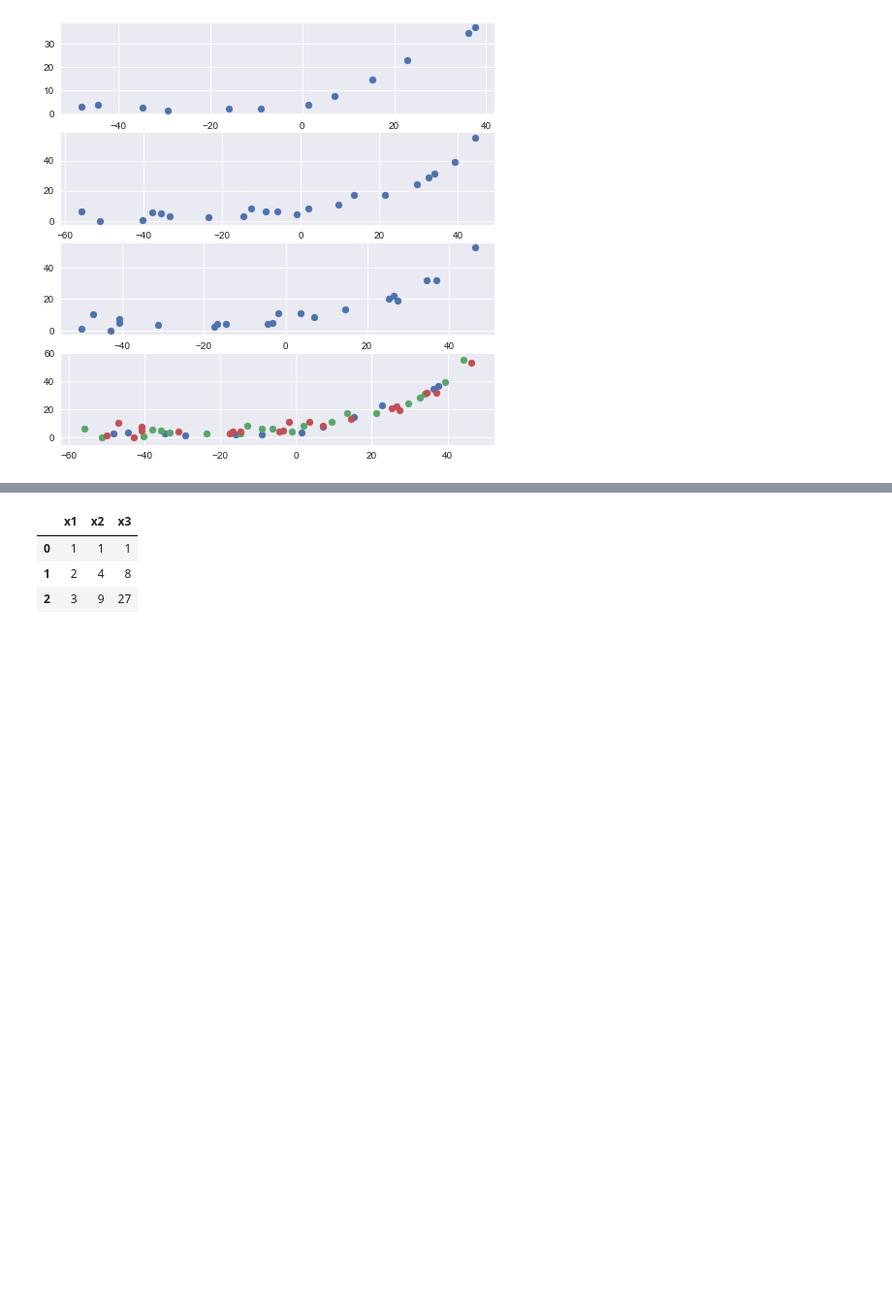
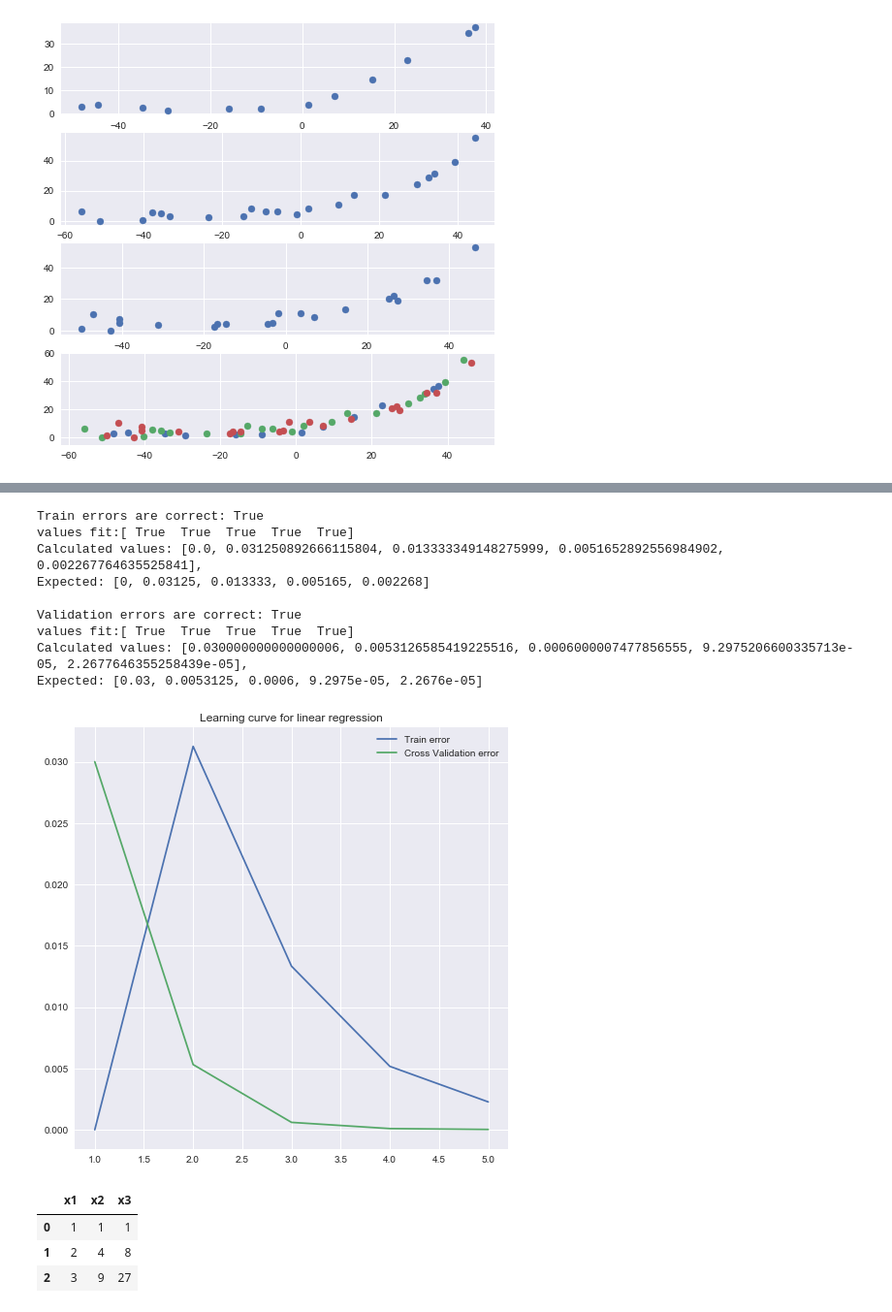
Before and after one commit to matkalinowski/ML-AndrewNg, a Jupyter notebook: ex5/Programming Exercise 5 Regularized Linear Regression and Bias v.s. Variance.ipynb, the cells around one changed output, grey strips where cells are left out. Shown at 97% size. Cells and saved outputs as stored; diff of their text form; code cells hidden in the pictures; blank space fills up the shorter version.

```diff
--- a/ex5/Programming Exercise 5 Regularized Linear Regression and Bias v.s. Variance.ipynb
+++ b/ex5/Programming Exercise 5 Regularized Linear Regression and Bias v.s. Variance.ipynb
@@ -302,3 +257,38 @@ plot_learning_curve(train_errors, val_errors, split_sizes)
+# %%
+EXPECTED_TRAIN_ERRORS = [0, 0.031250, 0.013333, 0.005165, 0.002268]
+EXPECTED_VAL_ERRORS = [3.0000e-002, 5.3125e-003, 6.0000e-004, 9.2975e-005, 2.2676e-005]
+
+X = np.array([[1, -5, 0], [1, -4, 1], [1, -3, 2], [1, -2, 3], [1, -1, 4]])
+y = np.array(range(-2,3)).reshape([-1,1])
+xv = np.vstack([X/10, X/10])
+yv = np.vstack([y/10, y/10])
+
+sdsc = StandardScaler()
+lam = 1
+split_size = 1
+
+train_errors, val_errors, split_sizes  = calculate_learning_curve(X, y, xv, yv, split_size, lam)
+plot_learning_curve(train_errors, val_errors, split_sizes)
+
+is_close = np.isclose(train_errors, EXPECTED_TRAIN_ERRORS, atol=1e-6)
+print(f'Train errors are correct: {np.alltrue(is_close)}\nvalues fit:{is_close}')
+print(f'Calculated values: {train_errors},\nExpected: {EXPECTED_TRAIN_ERRORS}')
+print()
+
+is_close = np.isclose(val_errors, EXPECTED_VAL_ERRORS, atol=1e-6)
+print(f'Validation errors are correct: {np.alltrue(is_close)}\nvalues fit:{is_close}')
+print(f'Calculated values: {val_errors},\nExpected: {EXPECTED_VAL_ERRORS}')
+# %% [output]
+Train errors are correct: True
+values fit:[ True  True  True  True  True]
+Calculated values: [0.0, 0.031250892666115804, 0.013333349148275999, 0.0051652892556984902, 0.002267764635525841],
+Expected: [0, 0.03125, 0.013333, 0.005165, 0.002268]
+
+Validation errors are correct: True
+values fit:[ True  True  True  True  True]
+Calculated values: [0.030000000000000006, 0.0053126585419225516, 0.0006000007477856555, 9.2975206600335713e-05, 2.2677646355258439e-05],
+Expected: [0.03, 0.0053125, 0.0006, 9.2975e-05, 2.2676e-05]
+[figure, added]
 # %%
 def get_polynomials(x, poly):
     df = pd.DataFrame()
```
Also changed, not shown: parts of 18 cells of this notebook, 9 other files.
